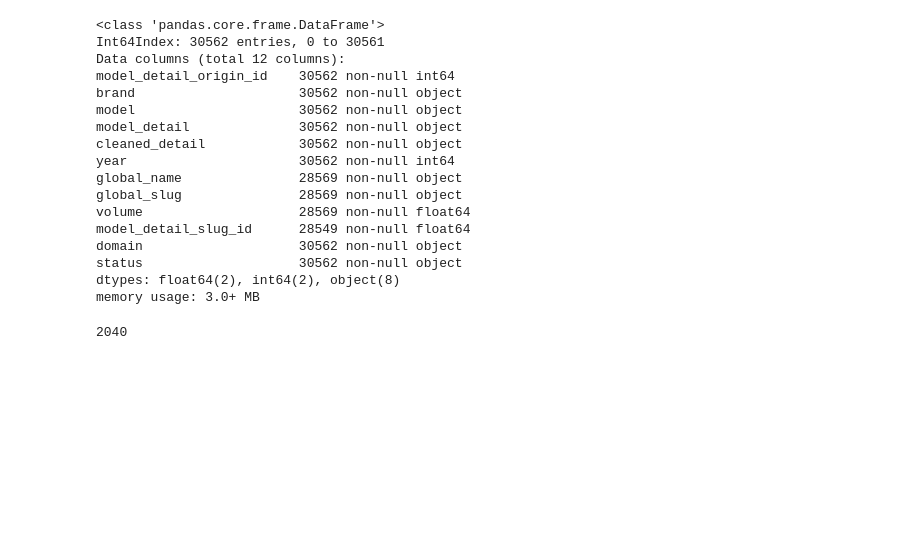
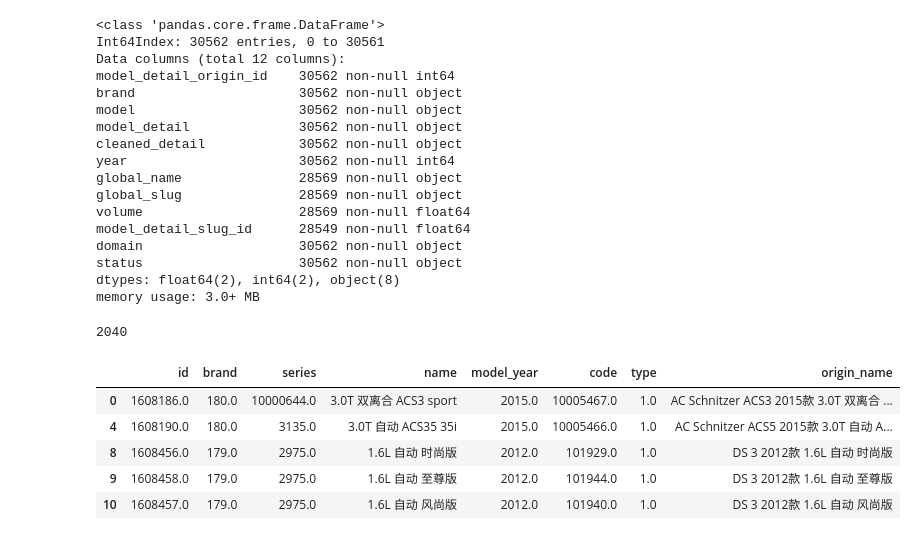
Before and after one commit to dj-lei/detail_match, a Jupyter notebook: jupyter/detail_match.ipynb, the cells around one changed output. Saved outputs shown, nothing was run; the diff lists cells and outputs as text; code cells hidden in the pictures; blank space fills up the shorter version.

Commit message:
Mod update match

```diff
--- a/jupyter/detail_match.ipynb
+++ b/jupyter/detail_match.ipynb
@@ -174,3 +174,15 @@ sql = 'http://openapi.gongpingjia.com/api/cars/evaluation/yunche/?d_model=8081&y
 len(sql)
 # %% [output]
 2040
+# %%
+import pandas as pd
+test = pd.read_csv('./yunche_match_result.csv')
+test = test.loc[(test['cos_similar'].notnull()),['id','brand','series','name','model_year','code','type','origin_name']]
+test.head()
+# %% [output]
+|  | id | brand | series | name | model_year | code | type | origin_name |
+| 0 | 1608186.0 | 180.0 | 10000644.0 | 3.0T 双离合 ACS3 sport | 2015.0 | 10005467.0 | 1.0 | AC Schnitzer ACS3 2015款 3.0T 双离合 ... |
+| 4 | 1608190.0 | 180.0 | 3135.0 | 3.0T 自动 ACS35 35i | 2015.0 | 10005466.0 | 1.0 | AC Schnitzer ACS5 2015款 3.0T 自动 A... |
+| 8 | 1608456.0 | 179.0 | 2975.0 | 1.6L 自动 时尚版 | 2012.0 | 101929.0 | 1.0 | DS 3 2012款 1.6L 自动 时尚版 |
+| 9 | 1608458.0 | 179.0 | 2975.0 | 1.6L 自动 至尊版 | 2012.0 | 101944.0 | 1.0 | DS 3 2012款 1.6L 自动 至尊版 |
+| 10 | 1608457.0 | 179.0 | 2975.0 | 1.6L 自动 风尚版 | 2012.0 | 101940.0 | 1.0 | DS 3 2012款 1.6L 自动 风尚版 |
```
Also changed, not shown: parts of 1 cell of this notebook, 4 other files.
